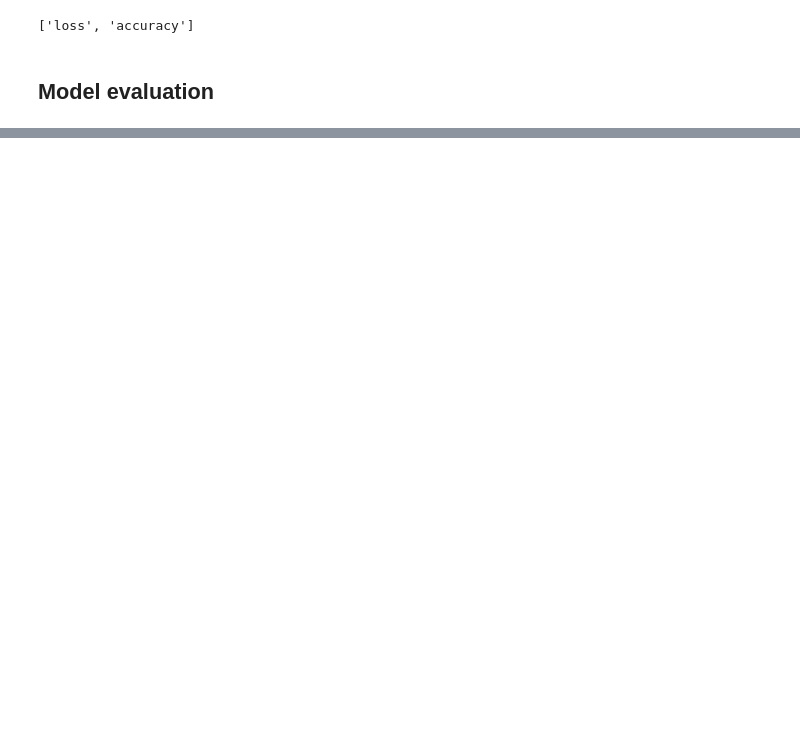
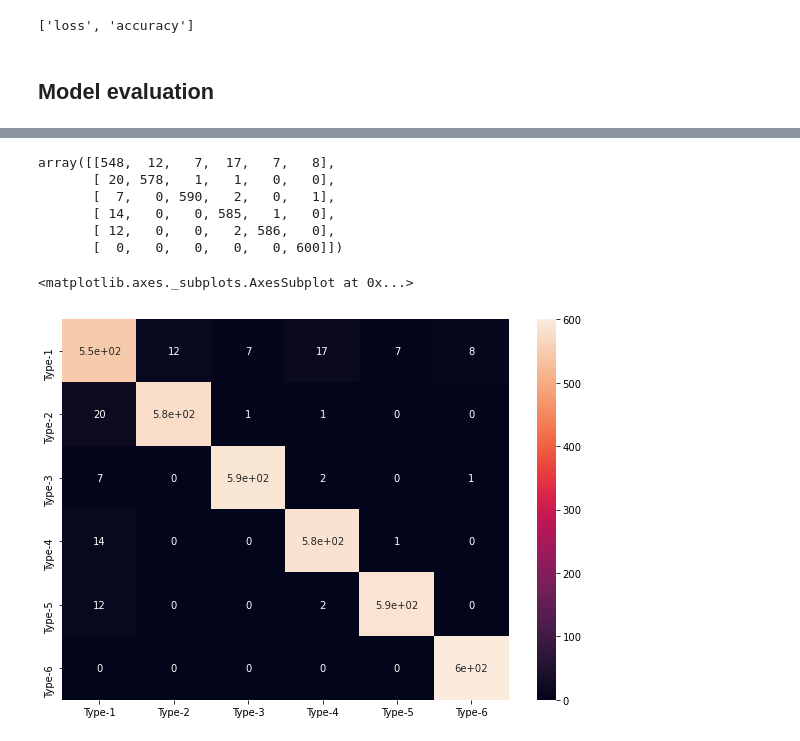
Before and after one commit to purush34/Amrita_Honeywell_Hackathon, a Jupyter notebook: CNN/CNN_implementation_2.ipynb, the cells around one changed output, grey strips where cells are left out. Cells and saved outputs as stored; diff of their text form; code cells hidden in the pictures; blank space fills up the shorter version.

Commit message:
Added confution_matrix in CNN_dataset2

```diff
--- a/CNN/CNN_implementation_2.ipynb
+++ b/CNN/CNN_implementation_2.ipynb
@@ -284 +287,20 @@ Test accuracy is [0.1434374302625656, 0.9674909710884094]
+# %%
+array = confusion_matrix(y_test_hot.to_numpy().argmax(axis=1), model.predict(x_test_re).argmax(axis=1))
+# %%
+array
+# %% [output]
+array([[548,  12,   7,  17,   7,   8],
+       [ 20, 578,   1,   1,   0,   0],
+       [  7,   0, 590,   2,   0,   1],
+       [ 14,   0,   0, 585,   1,   0],
+       [ 12,   0,   0,   2, 586,   0],
+       [  0,   0,   0,   0,   0, 600]])
+# %%
+to_cm = pd.DataFrame(array, index = [i for i in ["Type-1","Type-2","Type-3","Type-4","Type-5","Type-6"]],
+                  columns = [i for i in ["Type-1","Type-2","Type-3","Type-4","Type-5","Type-6"]])
+plt.figure(figsize = (10,7))
+sn.heatmap(to_cm, annot=True)
+# %% [output]
+<matplotlib.axes._subplots.AxesSubplot at 0x...>
+[figure, added]
 # %%
```
Also changed, not shown: parts of 4 cells of this notebook.
